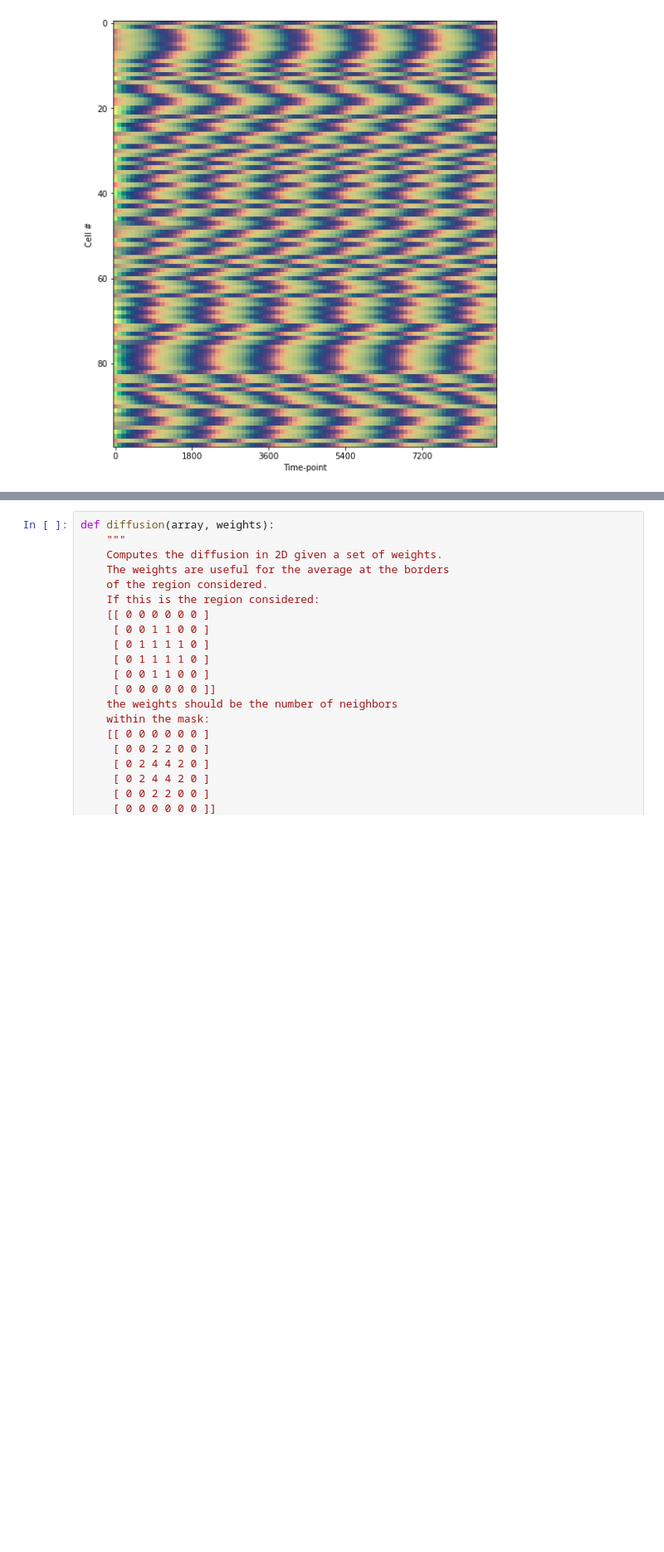
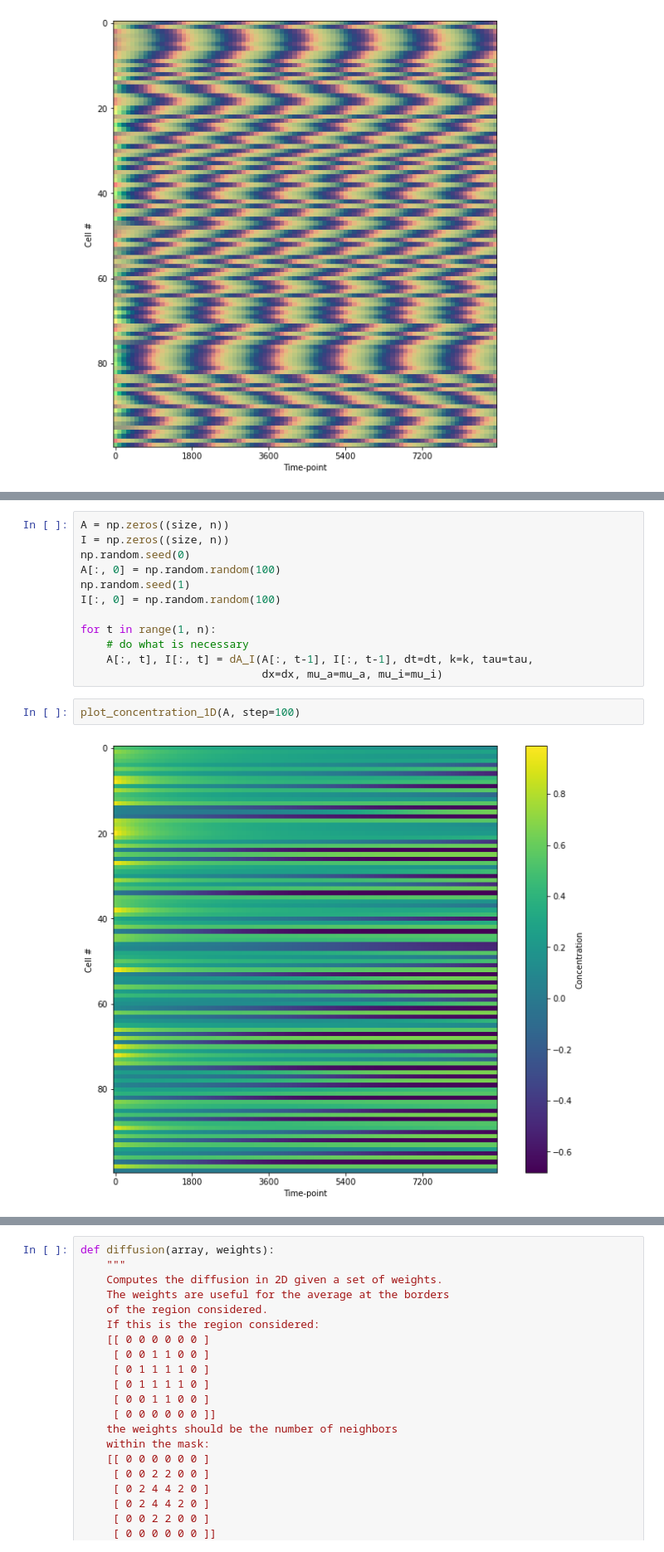
Before and after one commit to GuignardLab/CenTuri-Course, a Jupyter notebook: Turing-course.ipynb, the cells around one changed output, grey strips where cells are left out. Shown at 83% size. Cells and saved outputs as stored; diff of their text form; blank space fills up the shorter version.

```diff
--- a/Turing-course.ipynb
+++ b/Turing-course.ipynb
@@ -1734,0 +1715,16 @@ $\frac{\delta I_{x, y}}{\delta x \delta y} = \nu(I_{x+\delta x, y} + I_{x-\delta
+# %%
+A = np.zeros((size, n))
+I = np.zeros((size, n))
+np.random.seed(0)
+A[:, 0] = np.random.random(100)
+np.random.seed(1)
+I[:, 0] = np.random.random(100)
+
+for t in range(1, n):
+    # do what is necessary
+    A[:, t], I[:, t] = dA_I(A[:, t-1], I[:, t-1], dt=dt, k=k, tau=tau,
+                            dx=dx, mu_a=mu_a, mu_i=mu_i)
+# %%
+plot_concentration_1D(A, step=100)
+# %% [output]
+[figure, added]
```
Also changed, not shown: parts of 38 cells of this notebook.
